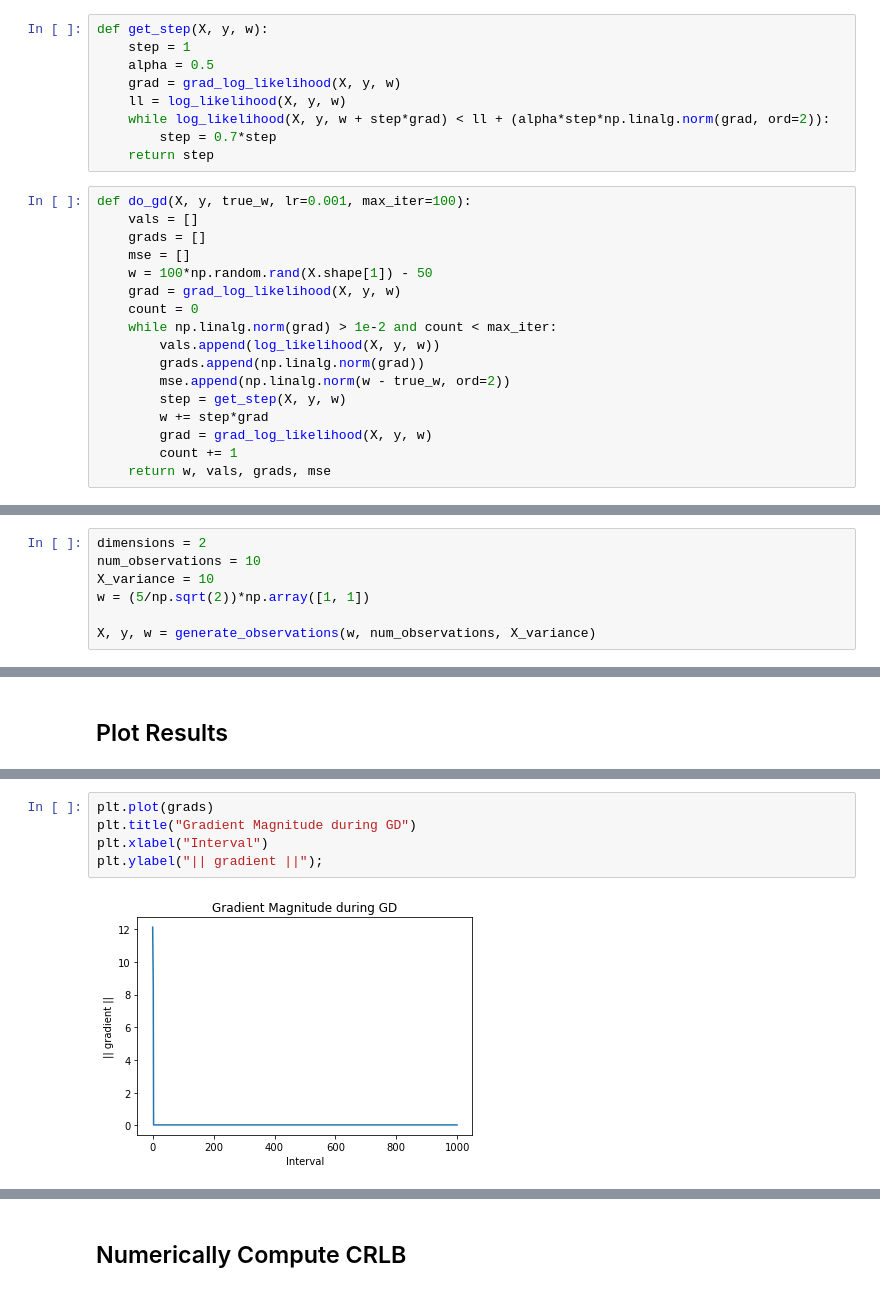
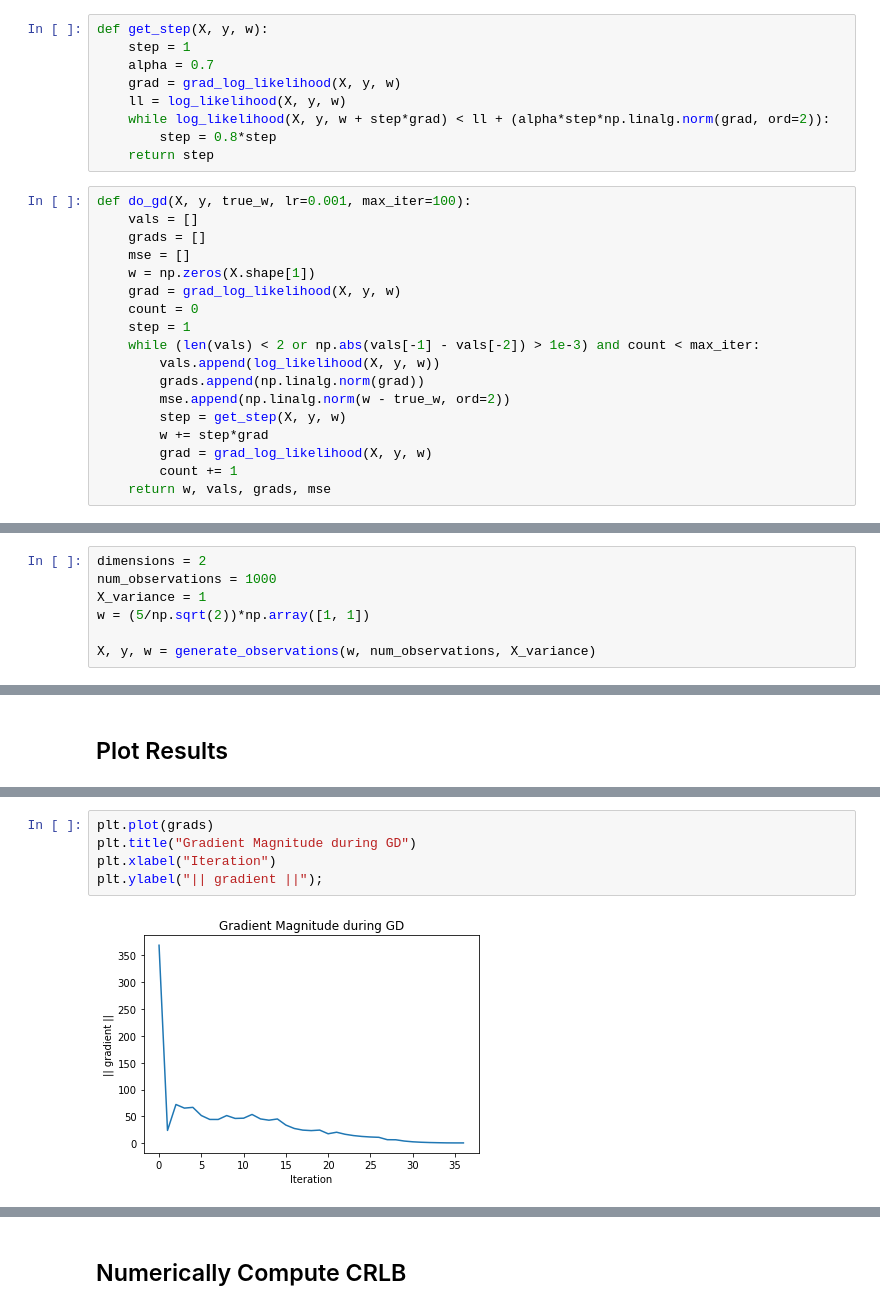
Before and after one commit to lucbouchard1/ece565-project, a Jupyter notebook: code/backtracking.ipynb, the cells around one changed output, grey strips where cells are left out. Drawn from its saved outputs; the diff is of its cells as text.

Commit message:
Make some plots for slides

```diff
--- a/code/backtracking.ipynb
+++ b/code/backtracking.ipynb
@@ -31,21 +31,22 @@ def grad_log_likelihood(X, y, w):
 # %%
 def get_step(X, y, w):
     step = 1
-    alpha = 0.5
+    alpha = 0.7
     grad = grad_log_likelihood(X, y, w)
     ll = log_likelihood(X, y, w)
     while log_likelihood(X, y, w + step*grad) < ll + (alpha*step*np.linalg.norm(grad, ord=2)):
-        step = 0.7*step
+        step = 0.8*step
     return step
 # %%
 def do_gd(X, y, true_w, lr=0.001, max_iter=100):
     vals = []
     grads = []
     mse = []
-    w = 100*np.random.rand(X.shape[1]) - 50
+    w = np.zeros(X.shape[1])
     grad = grad_log_likelihood(X, y, w)
     count = 0
-    while np.linalg.norm(grad) > 1e-2 and count < max_iter:
+    step = 1
+    while (len(vals) < 2 or np.abs(vals[-1] - vals[-2]) > 1e-3) and count < max_iter:
         vals.append(log_likelihood(X, y, w))
         grads.append(np.linalg.norm(grad))
         mse.append(np.linalg.norm(w - true_w, ord=2))
@@ -60,8 +61,8 @@ def do_gd(X, y, true_w, lr=0.001, max_iter=100):
 Choose a true weight vector $\vec{w}$ and generate the corresponding observations.
 # %%
 dimensions = 2
-num_observations = 10
-X_variance = 10
+num_observations = 1000
+X_variance = 1
 w = (5/np.sqrt(2))*np.array([1, 1])
 
 X, y, w = generate_observations(w, num_observations, X_variance)
@@ -81,9 +83,9 @@ plt.ylabel("Log-Likelihood");
 # %%
 plt.plot(grads)
 plt.title("Gradient Magnitude during GD")
-plt.xlabel("Interval")
+plt.xlabel("Iteration")
 plt.ylabel("|| gradient ||");
 # %% [output]
-[figure, old version]
+[figure, new version]
 # %%
 plt.plot(mse)
```
Also changed, not shown: parts of 8 cells of this notebook, 5 other files.
